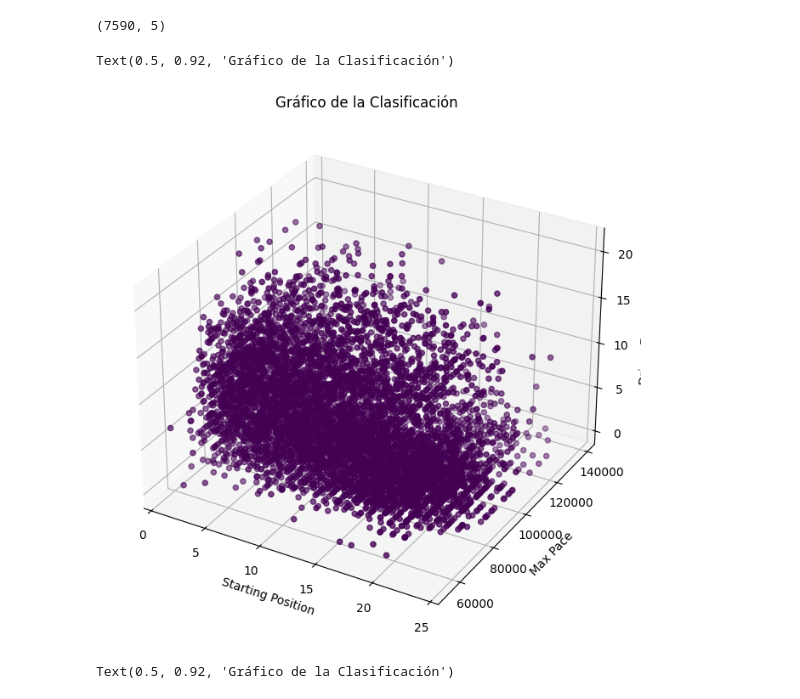
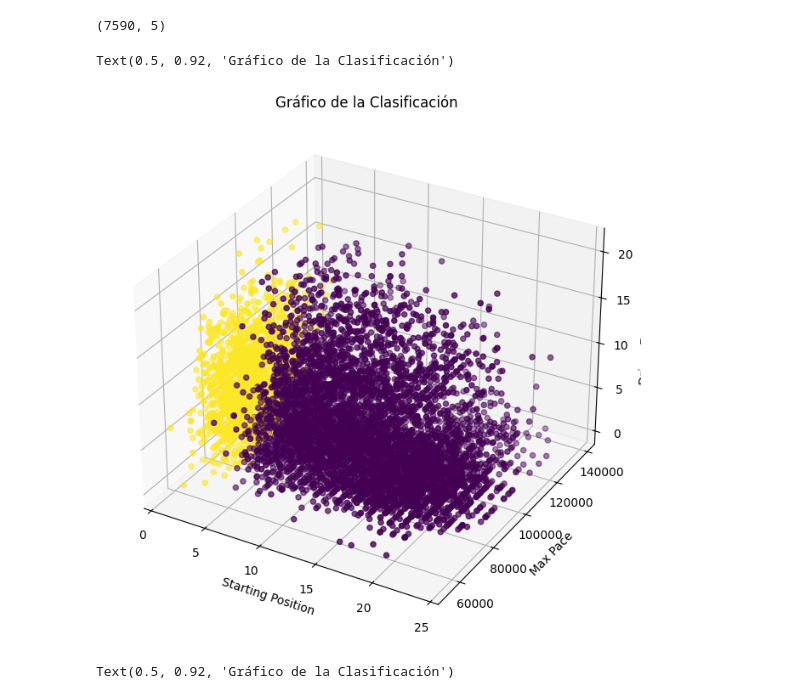
Before and after one commit to claraagui/formula-one-project, a Jupyter notebook: Formula-one-project/notebooks/proyecto_f1_race.ipynb, the cells around one changed output. Drawn from its saved outputs; the diff is of its cells as text; code cells hidden in the pictures.

```diff
--- a/Formula-one-project/notebooks/proyecto_f1_race.ipynb
+++ b/Formula-one-project/notebooks/proyecto_f1_race.ipynb
@@ -769,15 +799,15 @@ X.shape
 # %%
 import matplotlib.pyplot as plt
 fig = plt.figure(figsize=(10,8))
 ax = fig.add_subplot(projection = '3d') # Gráfico de dispersión 3D
-ax.scatter(X['startingPosition'], X['meanPace'], X['driverExpYears'], c=Y_predictions_winner) # Etiquetas de los ejes
+ax.scatter(X['startingPosition'], X['meanPace'], X['driverExpYears'], c=Y_predictions_winner_balance) # Etiquetas de los ejes
 ax.set_xlabel('Starting Position')
 ax.set_ylabel('Max Pace')
 ax.set_zlabel('Driver Experience')
 plt.title("Gráfico de la Clasificación")
 # %% [output]
 Text(0.5, 0.92, 'Gráfico de la Clasificación')
-[figure, old version]
+[figure, new version]
 # %%
 fig = plt.figure(figsize=(10,8))
 ax = fig.add_subplot(projection = '3d') # Gráfico de dispersión 3D
```
Also changed, not shown: parts of 11 cells of this notebook, 2 other files.
